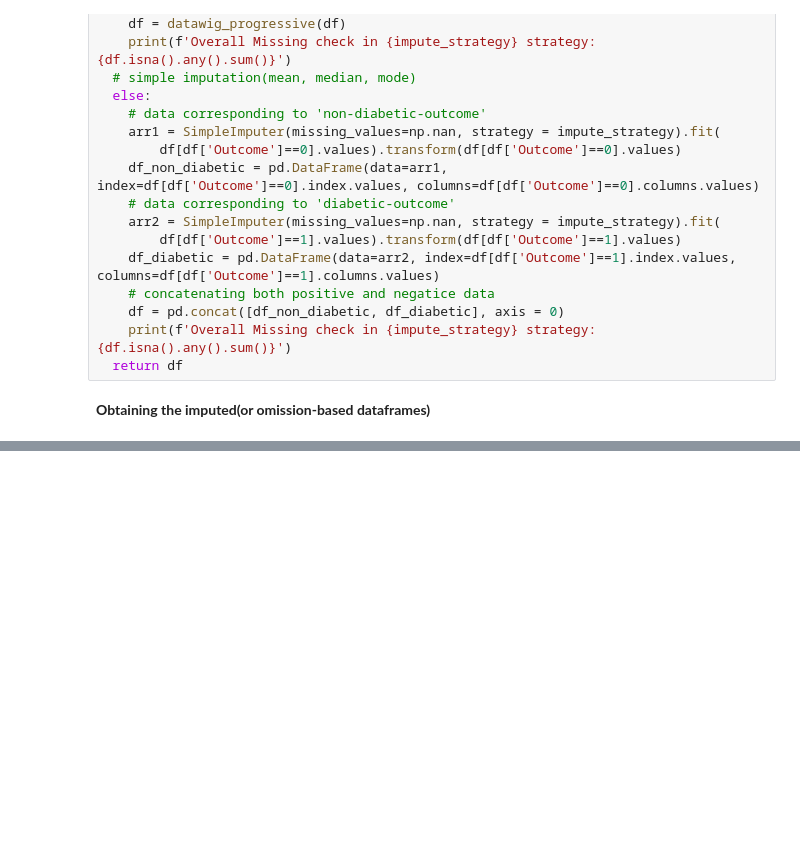
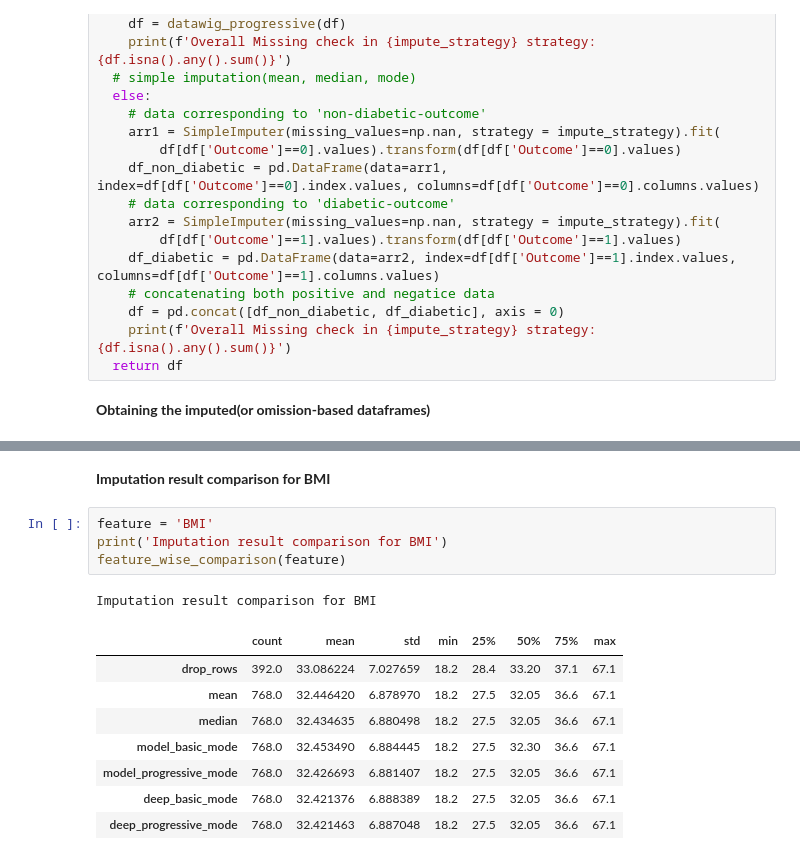
Before and after one commit to sayan0506/Prediction-model-for-Diabetes, a Jupyter notebook: Pima_Indian_Diabetes_prediction_model.ipynb, the cells around one changed output, grey strips where cells are left out. Cells and saved outputs as stored; diff of their text form; blank space fills up the shorter version.

```diff
--- a/Pima_Indian_Diabetes_prediction_model.ipynb
+++ b/Pima_Indian_Diabetes_prediction_model.ipynb
@@ -582,0 +631,16 @@ dp
+# %% [markdown]
+**Imputation result comparison for BMI**
+# %%
+feature = 'BMI'
+print('Imputation result comparison for BMI')
+feature_wise_comparison(feature)
+# %% [output]
+Imputation result comparison for BMI
+|  | count | mean | std | min | 25% | 50% | 75% | max |
+| drop_rows | 392.0 | 33.086224 | 7.027659 | 18.2 | 28.4 | 33.20 | 37.1 | 67.1 |
+| mean | 768.0 | 32.446420 | 6.878970 | 18.2 | 27.5 | 32.05 | 36.6 | 67.1 |
+| median | 768.0 | 32.434635 | 6.880498 | 18.2 | 27.5 | 32.05 | 36.6 | 67.1 |
+| model_basic_mode | 768.0 | 32.453490 | 6.884445 | 18.2 | 27.5 | 32.30 | 36.6 | 67.1 |
+| model_progressive_mode | 768.0 | 32.426693 | 6.881407 | 18.2 | 27.5 | 32.05 | 36.6 | 67.1 |
+| deep_basic_mode | 768.0 | 32.421376 | 6.888389 | 18.2 | 27.5 | 32.05 | 36.6 | 67.1 |
+| deep_progressive_mode | 768.0 | 32.421463 | 6.887048 | 18.2 | 27.5 | 32.05 | 36.6 | 67.1 |
```
Also changed, not shown: parts of 21 cells of this notebook.
